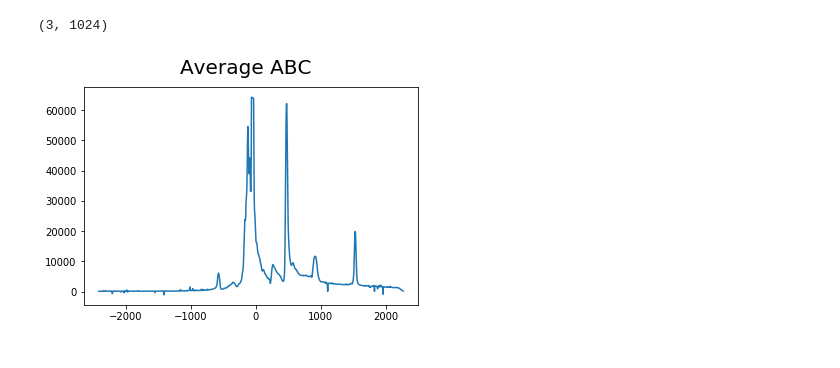
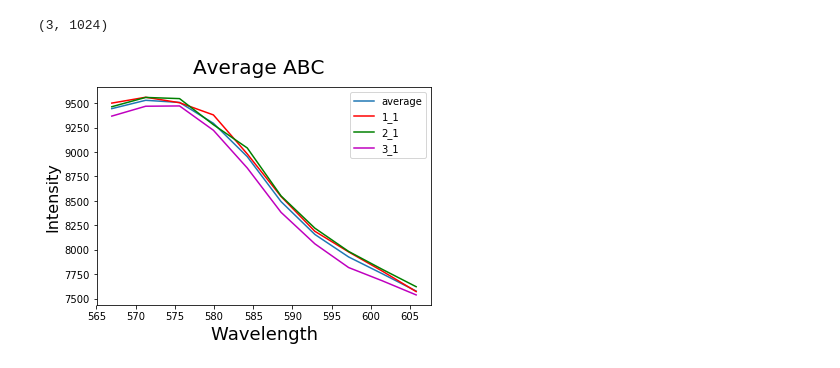
Before and after one commit to Yi-J-Zhu/ULAB, a Jupyter notebook: Raman.ipynb, the cells around one changed output. Drawn from its saved outputs; the diff is of its cells as text; code cells hidden in the pictures.

```diff
--- a/Raman.ipynb
+++ b/Raman.ipynb
@@ -1,6 +1,9 @@
 # %%
 import numpy as np
 import matplotlib.pyplot as plt
+
+minIndex = 585
+maxIndex = 595
 
 folder = "042519/"
 suffix = ".txt"
@@ -27,17 +33,20 @@ fig.savefig('avg_aba.jpg')
 # %%
 avg_abc = (np.array(files[3]) + np.array(files[4]) + np.array(files[5]) ) / 3.0
 print (np.shape(avg_aba))
 
 fig = plt.figure()
-plt.plot(avg_abc[0], avg_abc[2])
+plt.plot(avg_abc[0][minIndex:maxIndex], avg_abc[2][minIndex:maxIndex], label='average')
 
-#plt.plot(files[3][0], files[3][2], 'r')
-#plt.plot(files[4][0], files[4][2], 'g')
-#plt.plot(files[5][0], files[5][2], 'm')
+plt.plot(files[3][0][minIndex:maxIndex], files[3][2][minIndex:maxIndex], 'r', label='1_1')
+plt.plot(files[4][0][minIndex:maxIndex], files[4][2][minIndex:maxIndex], 'g', label='2_1')
+plt.plot(files[5][0][minIndex:maxIndex], files[5][2][minIndex:maxIndex], 'm', label='3_1')
 
 fig.suptitle('Average ABC', fontsize=20)
+plt.xlabel('Wavelength', fontsize=18)
+plt.ylabel('Intensity', fontsize=16)
+plt.legend()
 
-fig.savefig('avg_abc.jpg')
+fig.savefig('zoomed_avg_abc.jpg')
 # %% [output]
 (3, 1024)
-[figure, old version]
+[figure, new version]
```
Also changed, not shown: parts of 3 cells of this notebook, 4 other files.
